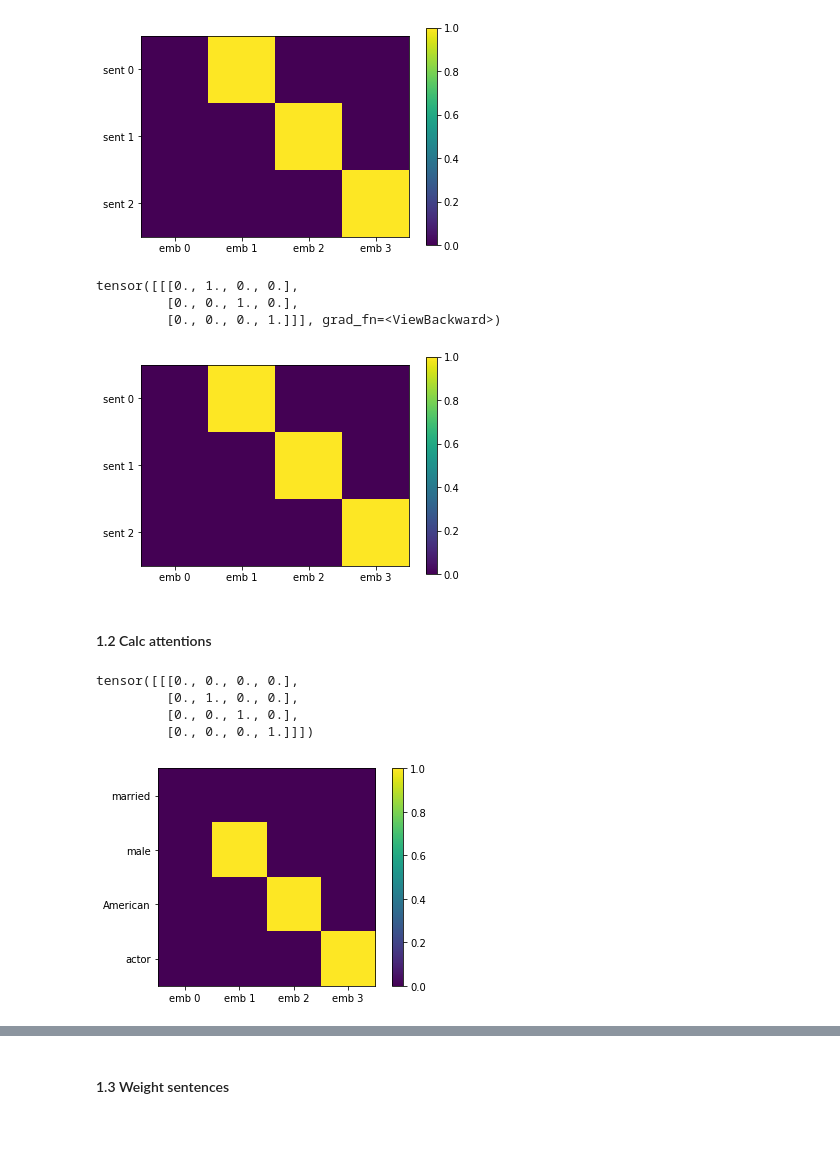
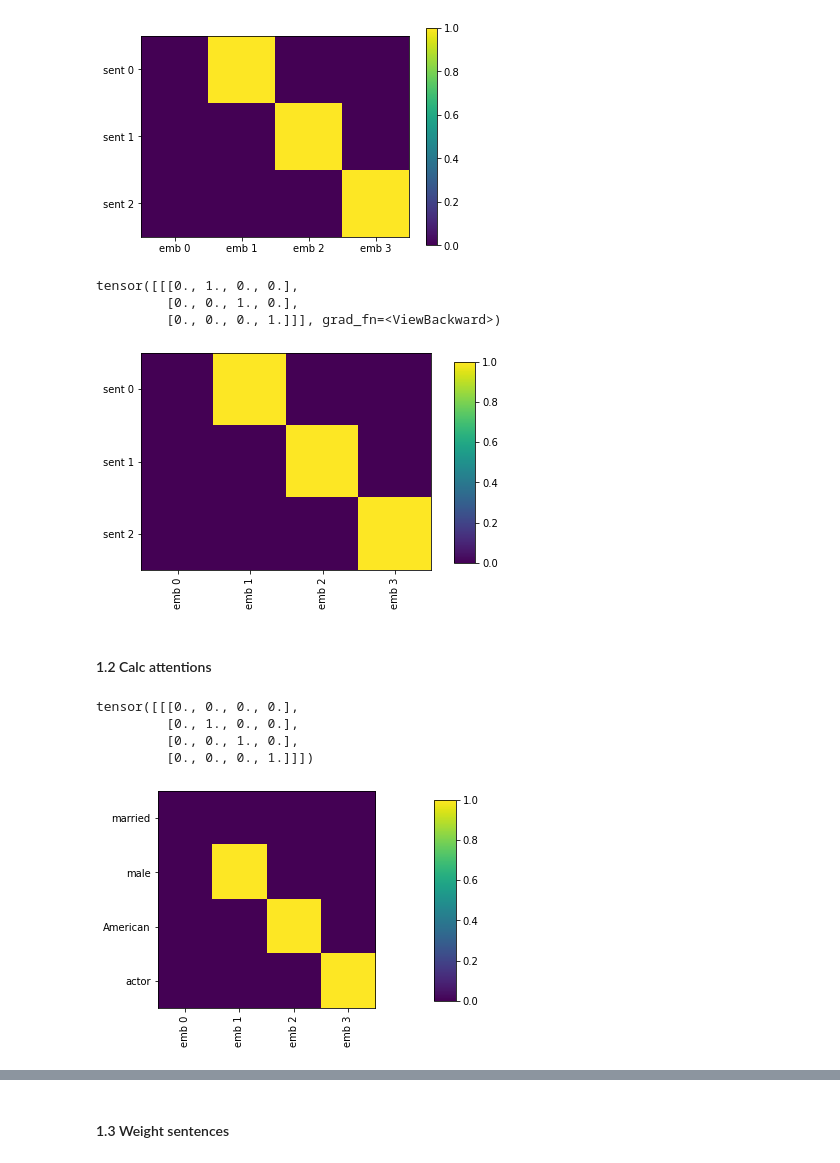
Before and after one commit to TobiasUhmann/power, a Jupyter notebook: notebooks/01_simple_positive_case.ipynb, the cells around one changed output, grey strips where cells are left out. Cells and saved outputs as stored; diff of their text form; code cells hidden in the pictures; blank space fills up the shorter version.

Commit message:
Generalize log_tensor to 4D tensors

```diff
--- a/notebooks/01_simple_positive_case.ipynb
+++ b/notebooks/01_simple_positive_case.ipynb
@@ -140,6 +191,7 @@ linear.weight.data = tensor([
 
 linear.bias.data = tensor([0., 0., 0., 0.])
 # %%
+ent_labels = [f'ent {i}' for i in range(batch_size)]
 class_labels = ['married', 'male', 'American', 'actor']
 tok_labels = [f'tok {i}' for i in range(sent_len)]
 sent_labels = [f'sent {i}' for i in range(sent_count)]
@@ -192,33 +244,33 @@ tensor([[0., 1., 0., 0.],
 
 sent_embs_batch = flat_sent_embs.reshape(batch_size, sent_count, emb_size)
 
-print(sent_embs_batch)
-plot(sent_embs_batch.detach()[0], xlabels=emb_labels, ylabels=sent_labels)
+log_tensor(sent_embs_batch, 'sent_embs_batch',
+           [ent_labels, sent_labels, emb_labels])
 # %% [output]
 tensor([[[0., 1., 0., 0.],
          [0., 0., 1., 0.],
          [0., 0., 0., 1.]]], grad_fn=<ViewBackward>)
-[figure, old version]
+[figure, new version]
 # %% [markdown]
 #### 1.2 Calc attentions
 # %%
 #
 # Expand class embeddings for bmm()
 #
 # < class_embs          (class_count, emb_size)
 # > class_embs_batch    (batch_size, class_count, emb_size)
 #
 
 class_embs_batch = class_embs.expand(batch_size, class_count, emb_size)
 
-print(class_embs_batch)
-plot(class_embs_batch.detach()[0], xlabels=emb_labels, ylabels=class_labels)
+log_tensor(class_embs_batch, 'class_embs_batch',
+           [ent_labels, class_labels, emb_labels])
 # %% [output]
 tensor([[[0., 0., 0., 0.],
          [0., 1., 0., 0.],
          [0., 0., 1., 0.],
          [0., 0., 0., 1.]]])
-[figure, old version]
+[figure, new version]
 # %%
 #
 # Multiply each class with each sentence
```
Also changed, not shown: parts of 12 cells of this notebook.
